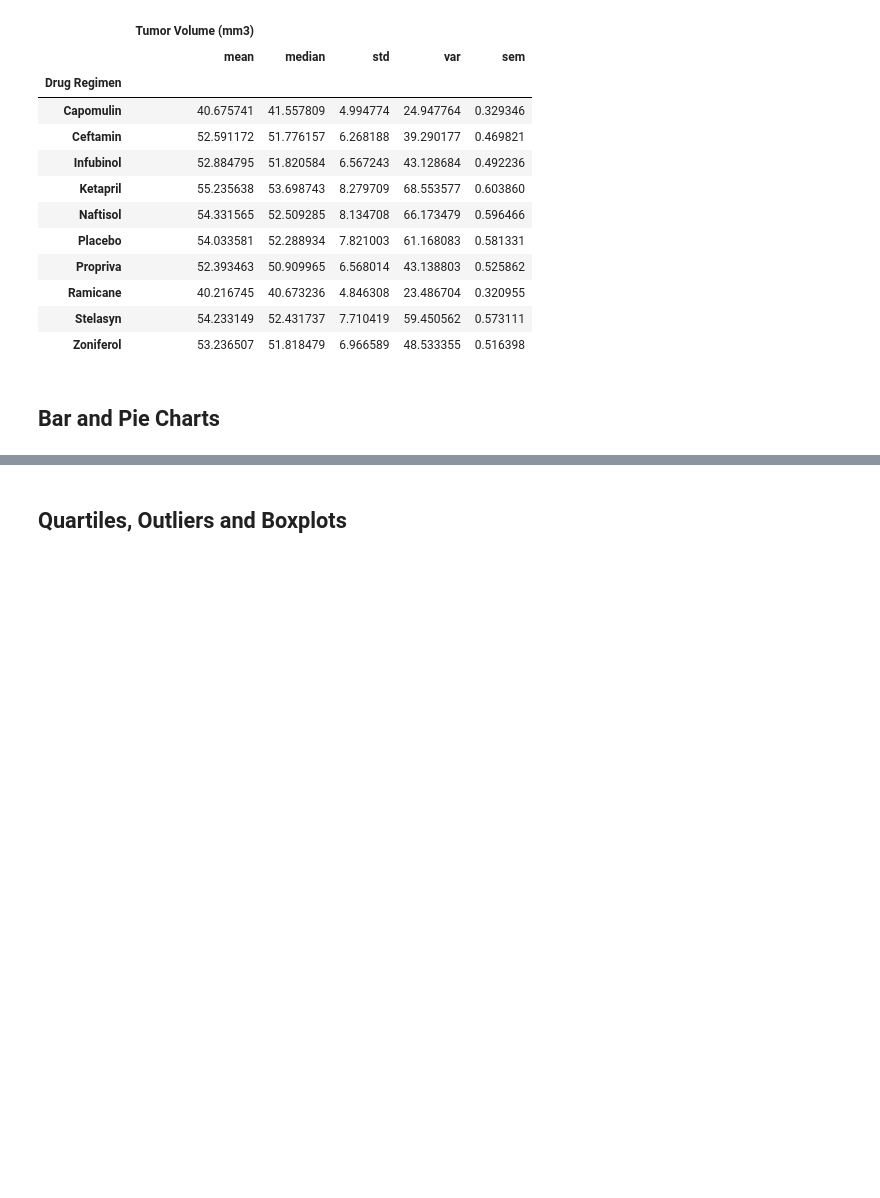
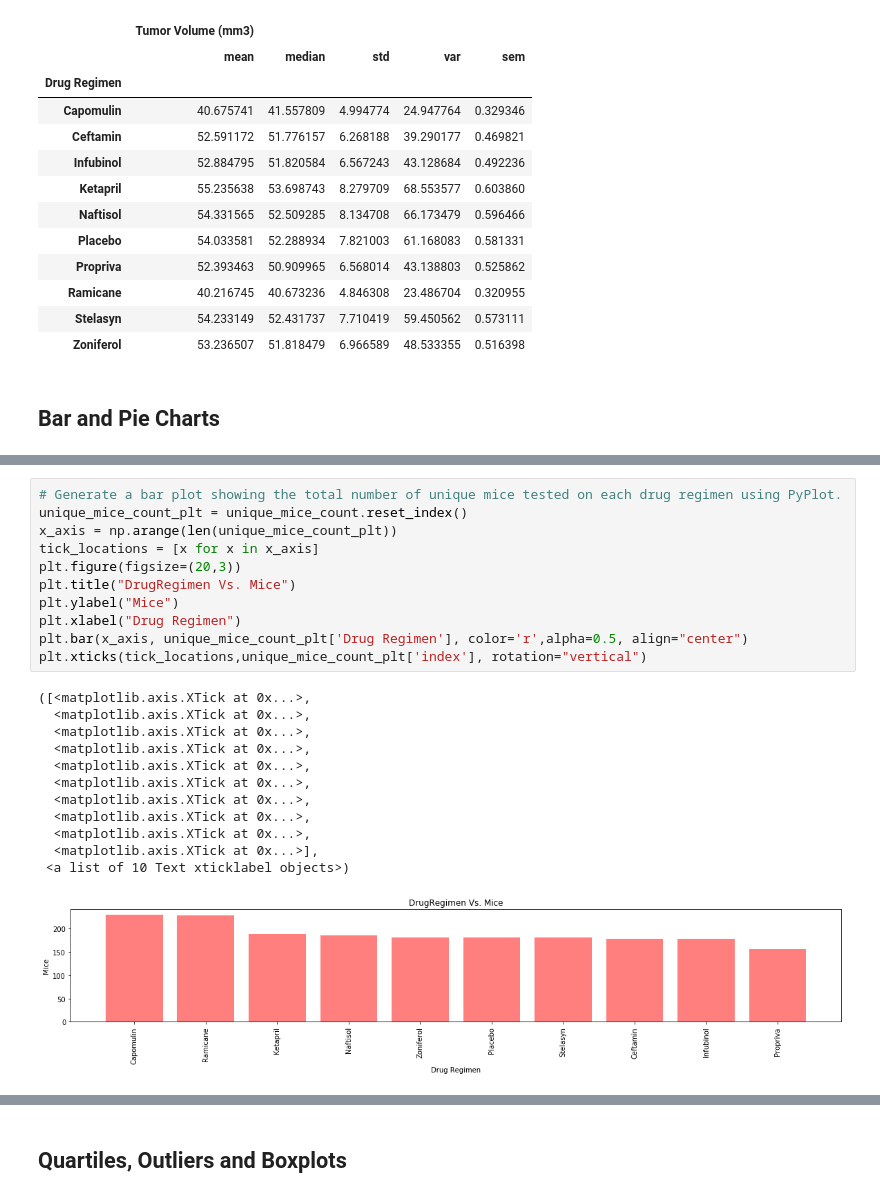
Before and after one commit to kdevanath/Plotting-Matplotlib, a Jupyter notebook: pymaceuticals_starter.ipynb, the cells around one changed output, grey strips where cells are left out. Saved outputs shown, nothing was run; the diff lists cells and outputs as text; blank space fills up the shorter version.

```diff
--- a/pymaceuticals_starter.ipynb
+++ b/pymaceuticals_starter.ipynb
@@ -144,0 +152,24 @@ tumor_study_stats_agg
+# %%
+# Generate a bar plot showing the total number of unique mice tested on each drug regimen using PyPlot.
+unique_mice_count_plt = unique_mice_count.reset_index()
+x_axis = np.arange(len(unique_mice_count_plt))
+tick_locations = [x for x in x_axis]
+plt.figure(figsize=(20,3))
+plt.title("DrugRegimen Vs. Mice")
+plt.ylabel("Mice")
+plt.xlabel("Drug Regimen")
+plt.bar(x_axis, unique_mice_count_plt['Drug Regimen'], color='r',alpha=0.5, align="center")
+plt.xticks(tick_locations,unique_mice_count_plt['index'], rotation="vertical")
+# %% [output]
+([<matplotlib.axis.XTick at 0x...>,
+  <matplotlib.axis.XTick at 0x...>,
+  <matplotlib.axis.XTick at 0x...>,
+  <matplotlib.axis.XTick at 0x...>,
+  <matplotlib.axis.XTick at 0x...>,
+  <matplotlib.axis.XTick at 0x...>,
+  <matplotlib.axis.XTick at 0x...>,
+  <matplotlib.axis.XTick at 0x...>,
+  <matplotlib.axis.XTick at 0x...>,
+  <matplotlib.axis.XTick at 0x...>],
+ <a list of 10 Text xticklabel objects>)
+[figure, added]
```
Also changed, not shown: parts of 5 cells of this notebook.
